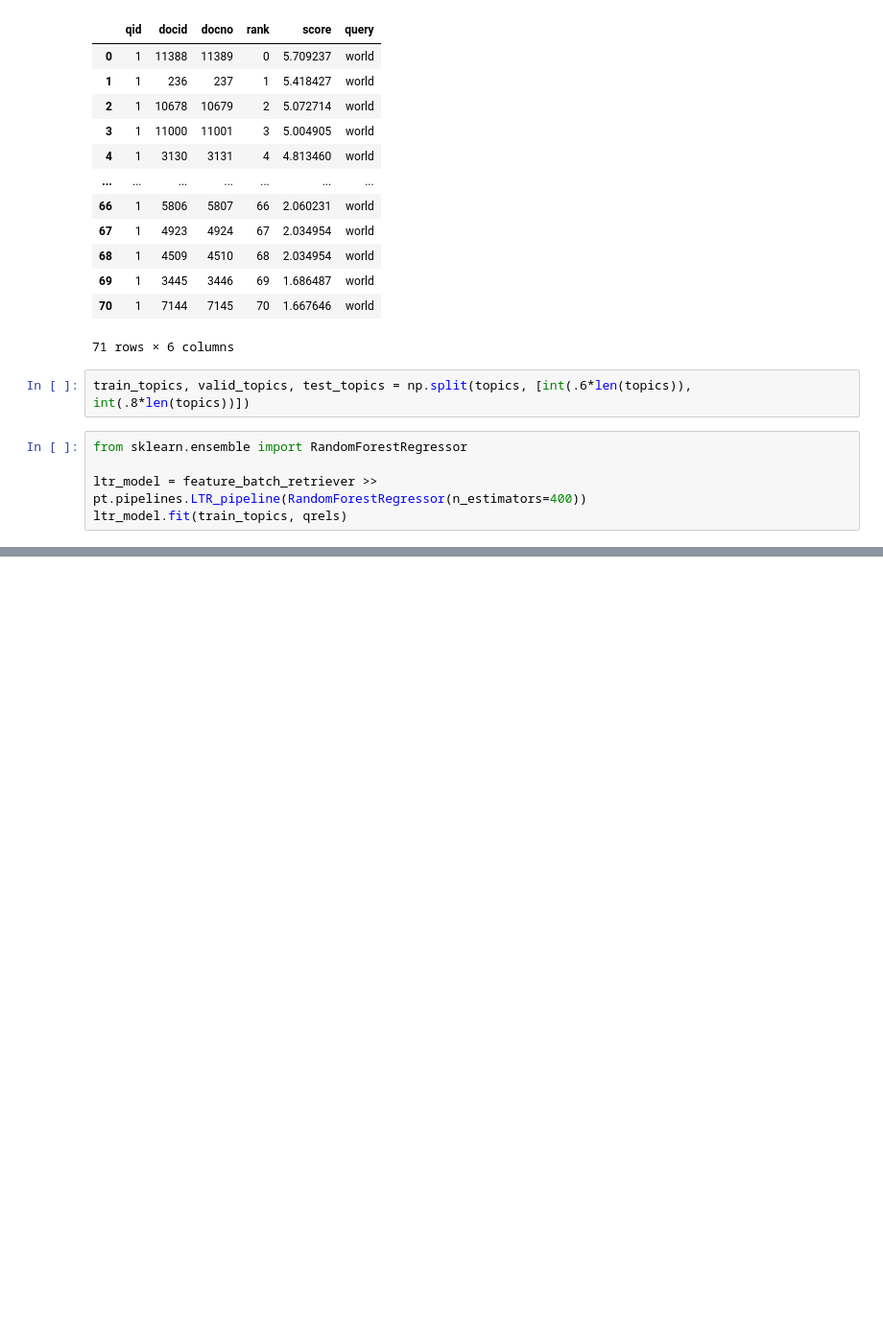
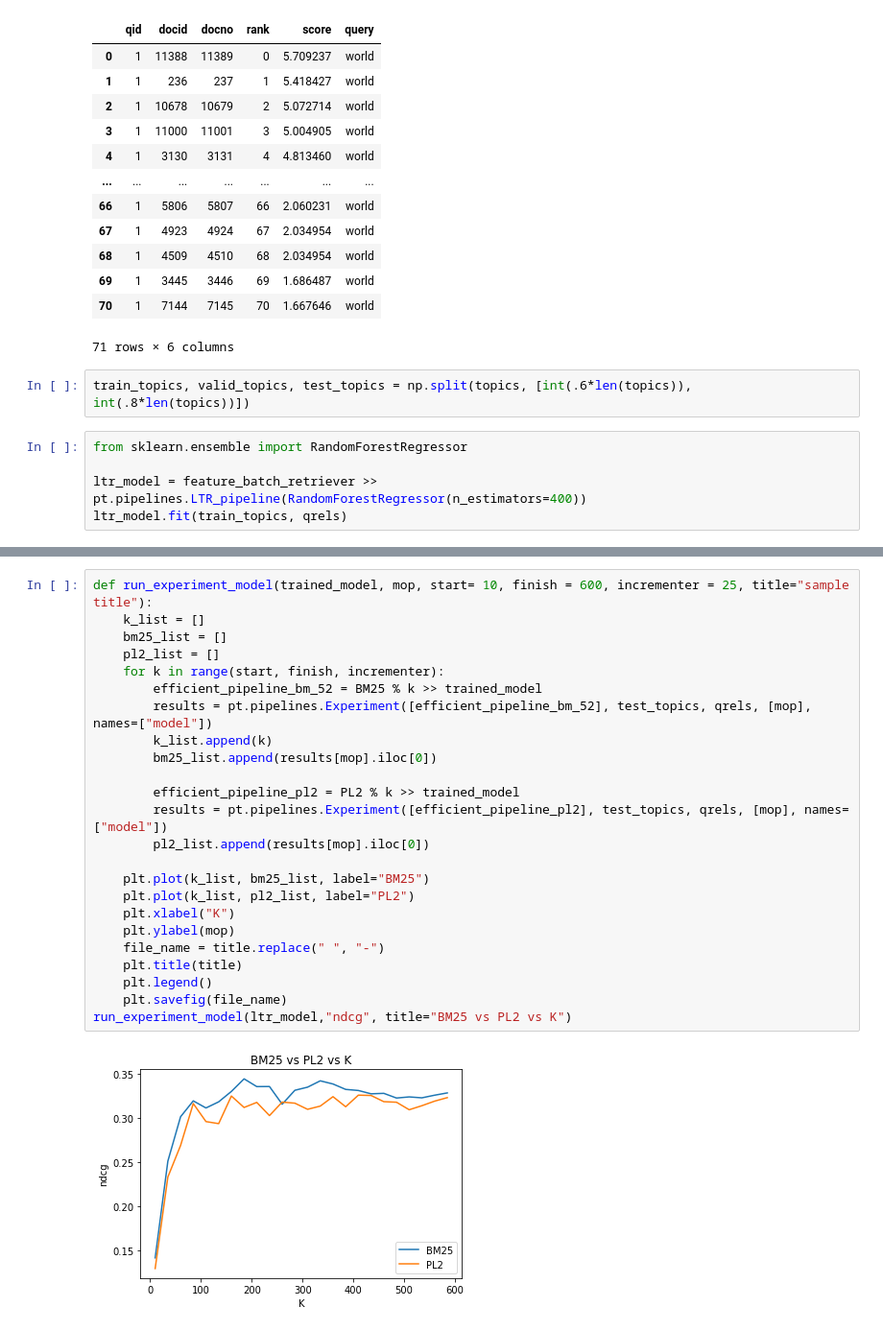
Before and after one commit to bahdaharchive/ir_project_3, a Jupyter notebook: notebooks/k-experiment.ipynb, the cells around one changed output, grey strips where cells are left out. Shown at 96% size. Cells and saved outputs as stored; diff of their text form; blank space fills up the shorter version.

```diff
--- a/notebooks/k-experiment.ipynb
+++ b/notebooks/k-experiment.ipynb
@@ -114,0 +143,26 @@ run_experiment(ltr_model, "ndcg", title = "K's Affect on NDCG in Learning to Ran
+# %%
+def run_experiment_model(trained_model, mop, start= 10, finish = 600, incrementer = 25, title="sample title"):
+    k_list = []
+    bm25_list = []
+    pl2_list = []
+    for k in range(start, finish, incrementer):
+        efficient_pipeline_bm_52 = BM25 % k >> trained_model
+        results = pt.pipelines.Experiment([efficient_pipeline_bm_52], test_topics, qrels, [mop], names=["model"])
+        k_list.append(k)
+        bm25_list.append(results[mop].iloc[0])
+
+        efficient_pipeline_pl2 = PL2 % k >> trained_model
+        results = pt.pipelines.Experiment([efficient_pipeline_pl2], test_topics, qrels, [mop], names=["model"])
+        pl2_list.append(results[mop].iloc[0])
+
+    plt.plot(k_list, bm25_list, label="BM25")
+    plt.plot(k_list, pl2_list, label="PL2")
+    plt.xlabel("K")
+    plt.ylabel(mop)
+    file_name = title.replace(" ", "-")
+    plt.title(title)
+    plt.legend()
+    plt.savefig(file_name)
+run_experiment_model(ltr_model,"ndcg", title="BM25 vs PL2 vs K")
+# %% [output]
+[figure, added]
```
Also changed, not shown: parts of 6 cells of this notebook.
